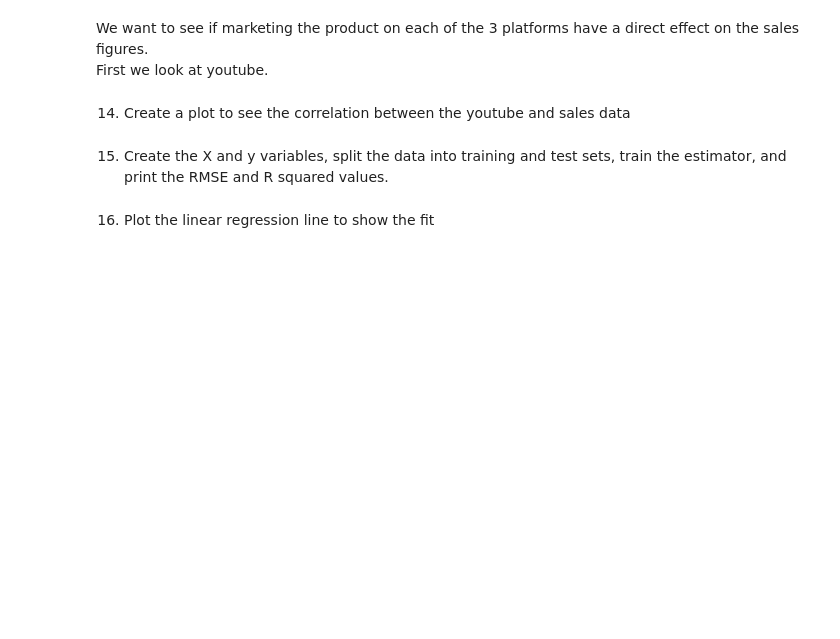
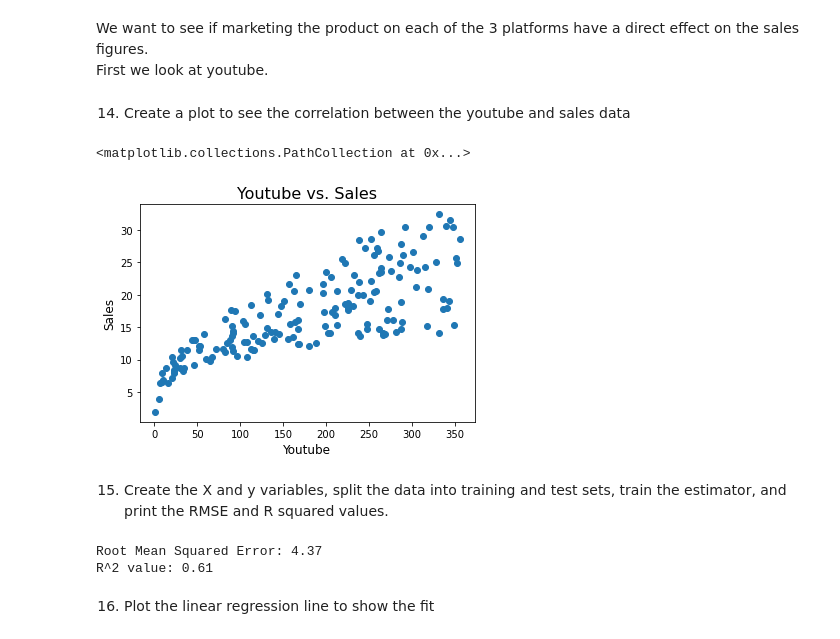
Before and after one commit to Pratyush-Shanbhag/Introduction_To_Data_Science, a Jupyter notebook: Exercise_6/6-LinearRegression.ipynb, the cells around one changed output. Saved outputs shown, nothing was run; the diff lists cells and outputs as text; code cells hidden in the pictures; blank space fills up the shorter version.

```diff
--- a/Exercise_6/6-LinearRegression.ipynb
+++ b/Exercise_6/6-LinearRegression.ipynb
@@ -140,3 +152,7 @@ __More examples of simple linear regression__
 We look at the data in `marketing.csv` ([source](https://www.kaggle.com/fayejavad/marketing-linear-multiple-regression)). The data are 3 marketing budgets and the corresponding sales figures, in thousands of dollars.
 # %% [markdown]
 13. Read data from `marketing.csv` into a DataFrame named __d__, show the size of the data and the first 5 lines of data
+# %%
+d = pd.read_csv("marketing.csv")
+print("Shape:", d.shape)
+print(d.head())
@@ -145,6 +169,14 @@ We want to see if marketing the product on each of the 3 platforms have a direct
 <br>First we look at youtube.
 # %% [markdown]
 14. Create a plot to see the correlation between the youtube and sales data
+# %%
+plt.title("Youtube vs. Sales",fontsize=16)
+plt.xlabel("Youtube",fontsize=12)
+plt.ylabel("Sales",fontsize=12)
+plt.scatter(d["youtube"], d["sales"])
+# %% [output]
+<matplotlib.collections.PathCollection at 0x...>
+[figure, added]
 # %% [markdown]
 15. Create the X and y variables, split the data into training and test sets, train the estimator, and print the RMSE and R squared values.
 # %%
@@ -158,5 +190,8 @@ y_pred = regr.predict(X_test)
 RMSE = np.sqrt(metrics.mean_squared_error(y_test, y_pred))
 print('Root Mean Squared Error:',round(RMSE,2))
 print('R^2 value:', round(regr.score(X,y),2))
+# %% [output]
+Root Mean Squared Error: 4.37
+R^2 value: 0.61
 # %% [markdown]
 16. Plot the linear regression line to show the fit
```
Also changed, not shown: parts of 11 cells of this notebook.
